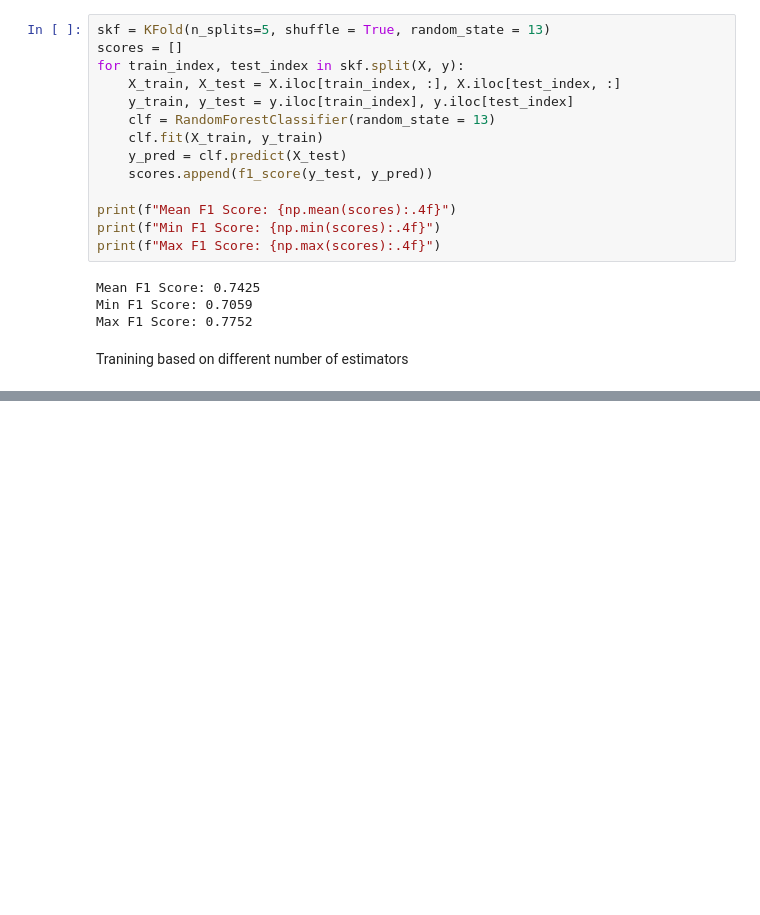
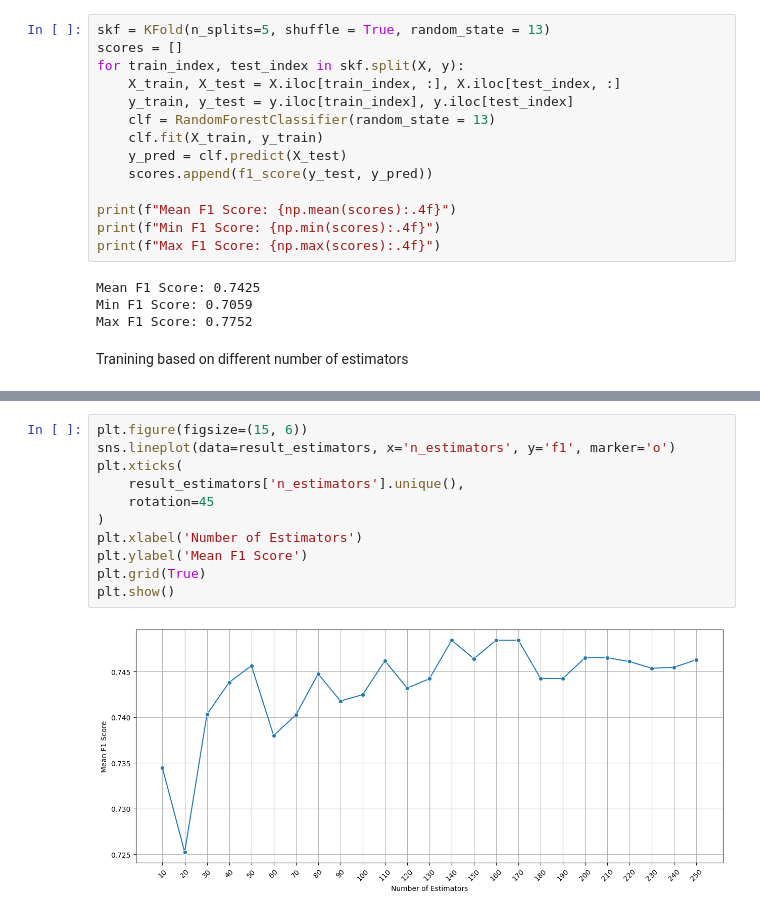
Before and after one commit to TotalChaosRexinator/School, a Jupyter notebook: fml_08.ipynb, the cells around one changed output, grey strips where cells are left out. Cells and saved outputs as stored; diff of their text form; blank space fills up the shorter version.

```diff
--- a/fml_08.ipynb
+++ b/fml_08.ipynb
@@ -778,0 +797,13 @@ result_estimators
+# %%
+plt.figure(figsize=(15, 6))
+sns.lineplot(data=result_estimators, x='n_estimators', y='f1', marker='o')
+plt.xticks(
+    result_estimators['n_estimators'].unique(),
+    rotation=45
+)
+plt.xlabel('Number of Estimators')
+plt.ylabel('Mean F1 Score')
+plt.grid(True)
+plt.show()
+# %% [output]
+[figure, added]
```
Also changed, not shown: parts of 12 cells of this notebook.
